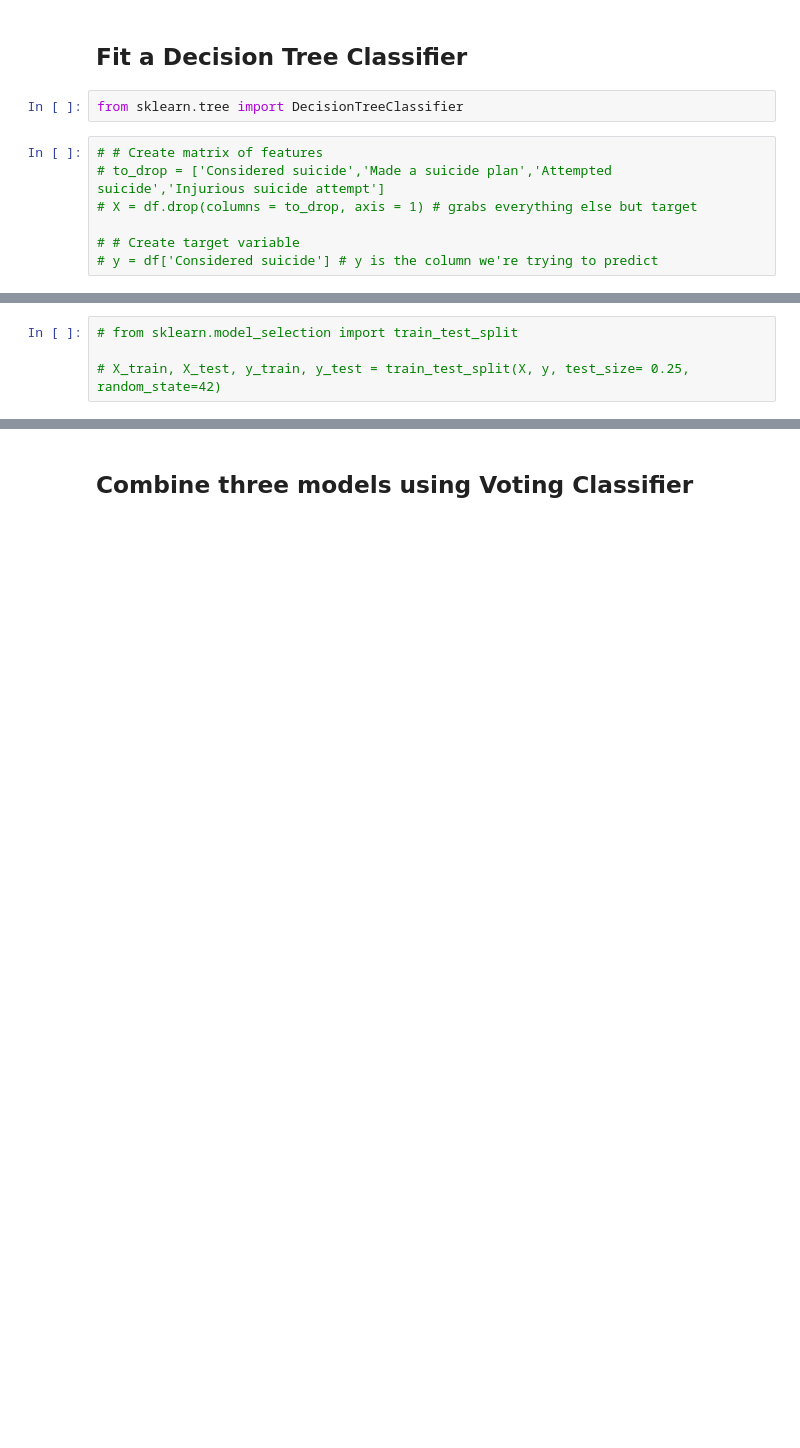
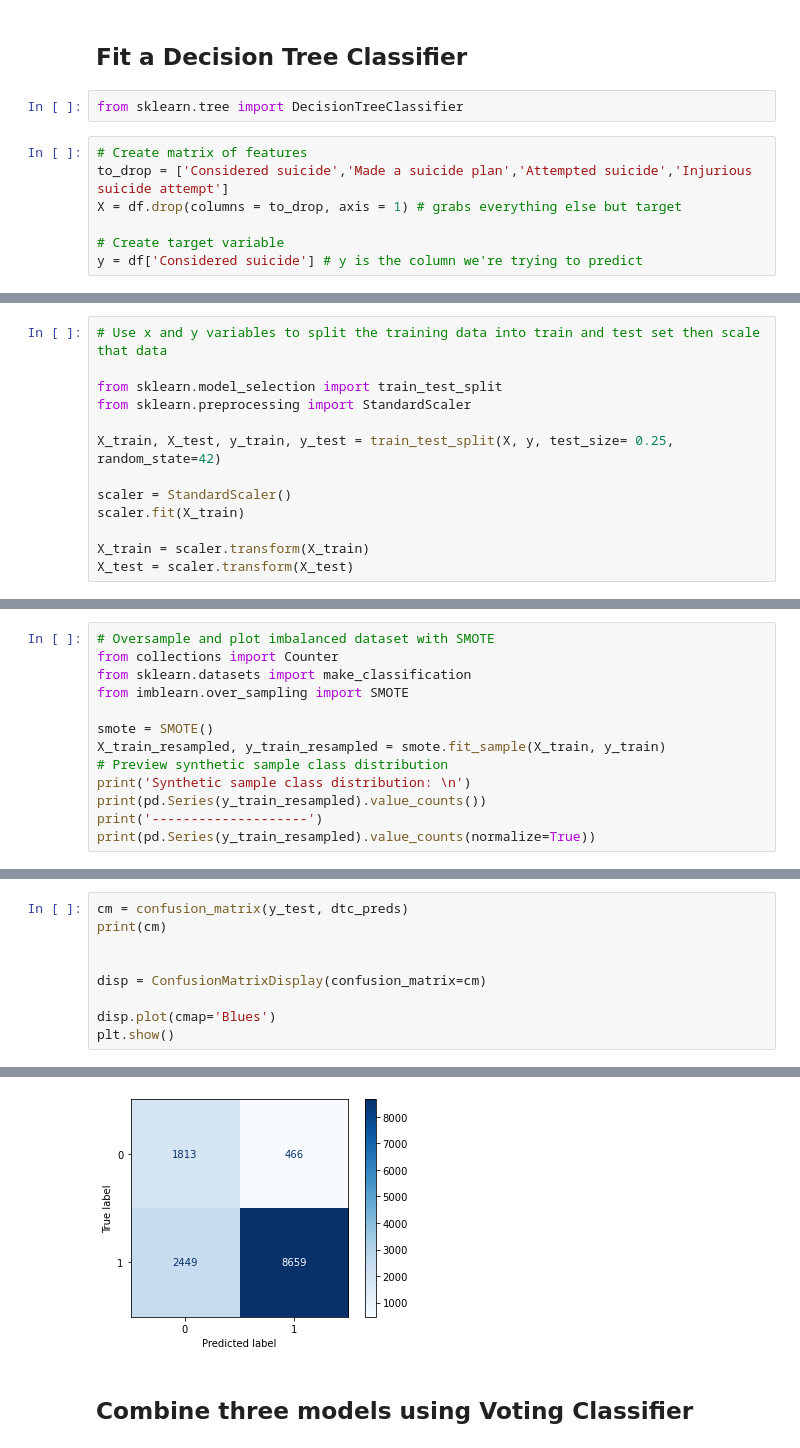
Before and after one commit to swelbeck/YRBSS_Project, a Jupyter notebook: Baseline_Modeling_Target_Considered_Binary.ipynb, the cells around one changed output, grey strips where cells are left out. Saved outputs shown, nothing was run; the diff lists cells and outputs as text; blank space fills up the shorter version.

Commit message:
modeling updates in notebook

```diff
--- a/Baseline_Modeling_Target_Considered_Binary.ipynb
+++ b/Baseline_Modeling_Target_Considered_Binary.ipynb
@@ -283,9 +285,9 @@ plt.show()
 # %%
 from sklearn.tree import DecisionTreeClassifier
 # %%
-# # Create matrix of features
-# to_drop = ['Considered suicide','Made a suicide plan','Attempted suicide','Injurious suicide attempt']
-# X = df.drop(columns = to_drop, axis = 1) # grabs everything else but target
+# Create matrix of features
+to_drop = ['Considered suicide','Made a suicide plan','Attempted suicide','Injurious suicide attempt']
+X = df.drop(columns = to_drop, axis = 1) # grabs everything else but target
 
-# # Create target variable
-# y = df['Considered suicide'] # y is the column we're trying to predict
+# Create target variable
+y = df['Considered suicide'] # y is the column we're trying to predict
@@ -292,4 +296,13 @@ from sklearn.tree import DecisionTreeClassifier
 # %%
-# from sklearn.model_selection import train_test_split
+# Use x and y variables to split the training data into train and test set then scale that data
 
-# X_train, X_test, y_train, y_test = train_test_split(X, y, test_size= 0.25, random_state=42)
+from sklearn.model_selection import train_test_split
+from sklearn.preprocessing import StandardScaler
+
+X_train, X_test, y_train, y_test = train_test_split(X, y, test_size= 0.25, random_state=42)
+
+scaler = StandardScaler()
+scaler.fit(X_train)
+
+X_train = scaler.transform(X_train)
+X_test = scaler.transform(X_test)
@@ -295,0 +311,13 @@ from sklearn.tree import DecisionTreeClassifier
+# %%
+# Oversample and plot imbalanced dataset with SMOTE
+from collections import Counter
+from sklearn.datasets import make_classification
+from imblearn.over_sampling import SMOTE
+
+smote = SMOTE()
+X_train_resampled, y_train_resampled = smote.fit_sample(X_train, y_train)
+# Preview synthetic sample class distribution
+print('Synthetic sample class distribution: \n')
+print(pd.Series(y_train_resampled).value_counts())
+print('--------------------')
+print(pd.Series(y_train_resampled).value_counts(normalize=True))
@@ -305,0 +349,10 @@ print(dtc_f1)
+# %%
+cm = confusion_matrix(y_test, dtc_preds)
+print(cm)
+
+
+disp = ConfusionMatrixDisplay(confusion_matrix=cm)
+
+disp.plot(cmap='Blues')
+plt.show()
+# %% [output]
@@ -306,3 +361,4 @@ print(dtc_f1)
+[figure, added]
 # %% [markdown]
 ## Combine three models using Voting Classifier
 # %%
```
Also changed, not shown: parts of 10 cells of this notebook, 1 other file.
